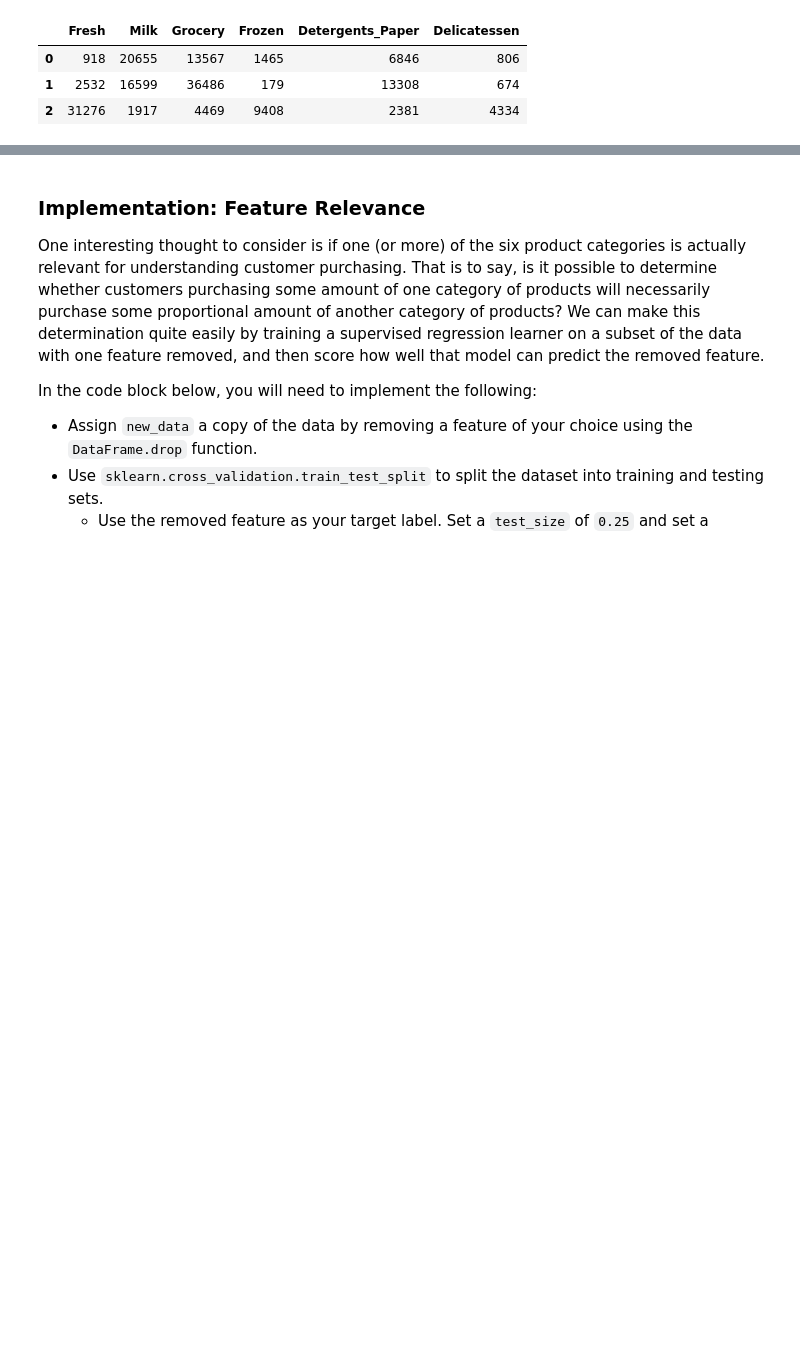
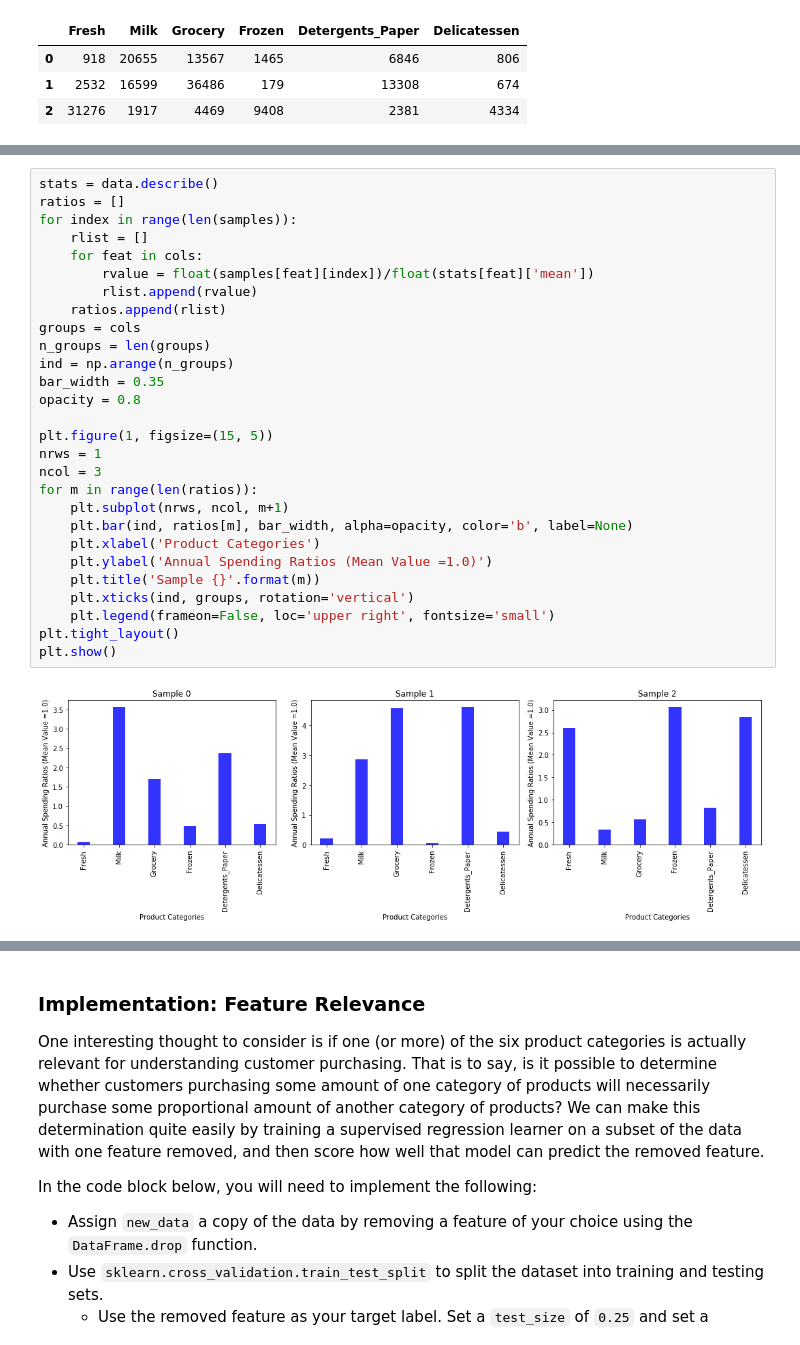
Before and after one commit to juanerolon/Customer-Segmentation-Analysis, a Jupyter notebook: customer_segments.ipynb, the cells around one changed output, grey strips where cells are left out. Drawn from its saved outputs; the diff is of its cells as text; blank space fills up the shorter version.

Commit message:
added bar plots to ans.q 1

```diff
--- a/customer_segments.ipynb
+++ b/customer_segments.ipynb
@@ -90,5 +91,35 @@ Consider the total purchase cost of each product category and the statistical de
 
 Knowing this, how do your samples compare? Does that help in driving your insight into what kind of establishments they might be?
+# %%
+stats = data.describe()
+ratios = []
+for index in range(len(samples)):
+    rlist = []
+    for feat in cols:
+        rvalue = float(samples[feat][index])/float(stats[feat]['mean'])
+        rlist.append(rvalue)
+    ratios.append(rlist)
+groups = cols
+n_groups = len(groups)
+ind = np.arange(n_groups)
+bar_width = 0.35
+opacity = 0.8
+
+plt.figure(1, figsize=(15, 5))
+nrws = 1
+ncol = 3
+for m in range(len(ratios)):
+    plt.subplot(nrws, ncol, m+1)
+    plt.bar(ind, ratios[m], bar_width, alpha=opacity, color='b', label=None)
+    plt.xlabel('Product Categories')
+    plt.ylabel('Annual Spending Ratios (Mean Value =1.0)')
+    plt.title('Sample {}'.format(m))
+    plt.xticks(ind, groups, rotation='vertical')
+    plt.legend(frameon=False, loc='upper right', fontsize='small')
+plt.tight_layout()
+plt.show()
+# %% [output]
+[figure, added]
 # %% [markdown]
 **Answer:**
 
```
Also changed, not shown: parts of 6 cells of this notebook.
